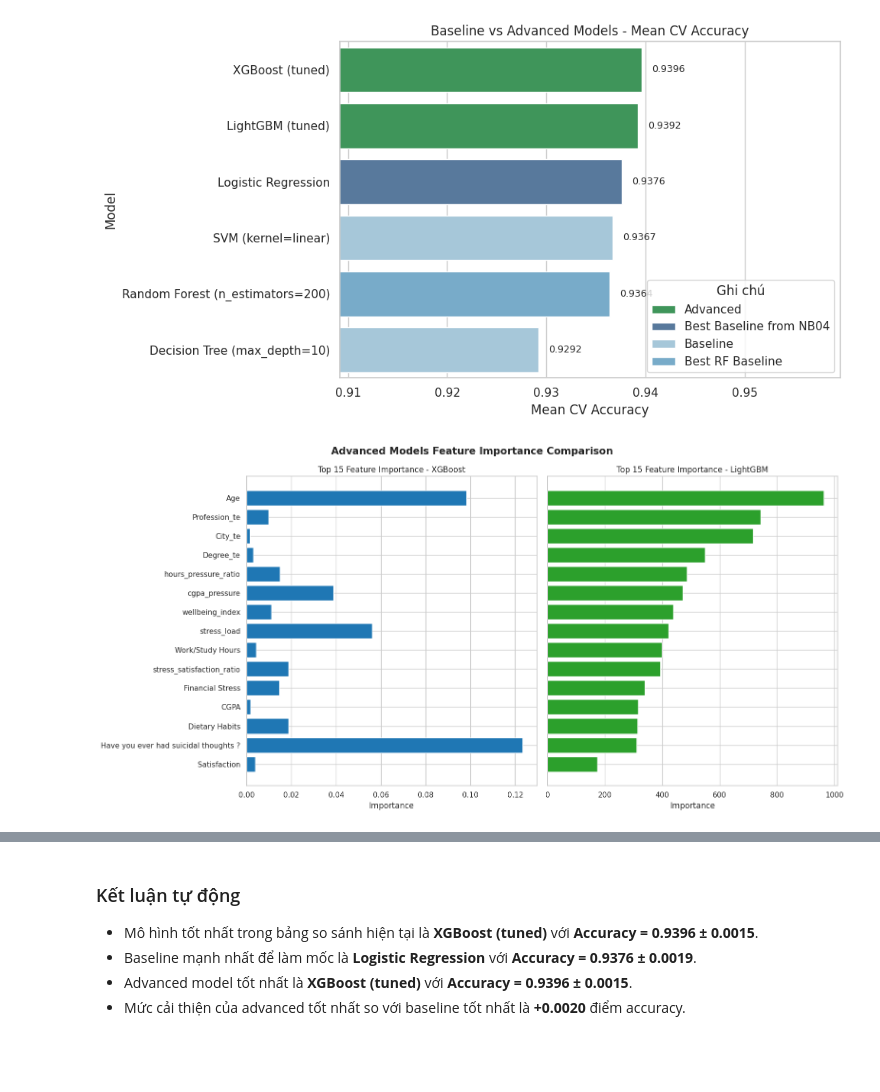
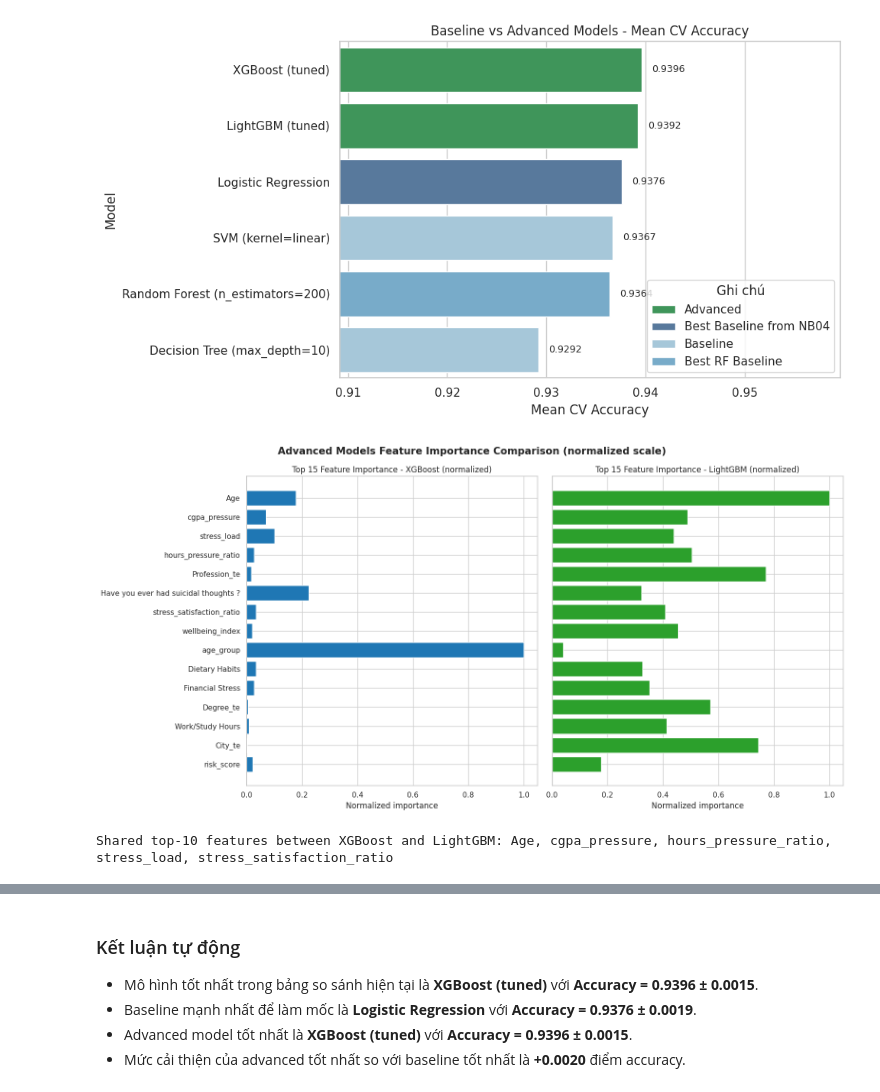
Before and after one commit to thkt2110/mental-health-depression-prediction, a Jupyter notebook: notebooks/05_model_advanced.ipynb, the cells around one changed output, grey strips where cells are left out. Drawn from its saved outputs; the diff is of its cells as text; code cells hidden in the pictures; blank space fills up the shorter version.

Commit message:
chore(model): finalize 05_model_advanced notebook

```diff
--- a/notebooks/05_model_advanced.ipynb
+++ b/notebooks/05_model_advanced.ipynb
@@ -514,46 +518,90 @@ plt.show()
 best_xgb_model = build_xgb_classifier(**best_xgb_params)
 best_lgbm_model = build_lgbm_classifier(**best_lgbm_params)
 
 best_xgb_model.fit(X, y)
 best_lgbm_model.fit(X, y)
 
 advanced_feature_importance_df = pd.DataFrame(
     {
         "feature": X.columns,
         "XGBoost": best_xgb_model.feature_importances_,
         "LightGBM": best_lgbm_model.feature_importances_,
     }
 )
 
+advanced_feature_importance_df["XGBoost_norm"] = (
+    advanced_feature_importance_df["XGBoost"]
+    / advanced_feature_importance_df["XGBoost"].max()
+)
+advanced_feature_importance_df["LightGBM_norm"] = (
+    advanced_feature_importance_df["LightGBM"]
+    / advanced_feature_importance_df["LightGBM"].max()
+)
+advanced_feature_importance_df["XGBoost_rank"] = (
+    advanced_feature_importance_df["XGBoost"].rank(ascending=False, method="min").astype(int)
+)
+advanced_feature_importance_df["LightGBM_rank"] = (
+    advanced_feature_importance_df["LightGBM"].rank(ascending=False, method="min").astype(int)
+)
+advanced_feature_importance_df["mean_rank"] = advanced_feature_importance_df[
+    ["XGBoost_rank", "LightGBM_rank"]
+].mean(axis=1)
+
 top_features = (
-    advanced_feature_importance_df.assign(
-        combined=advanced_feature_importance_df["XGBoost"]
-        + advanced_feature_importance_df["LightGBM"]
+    advanced_feature_importance_df.sort_values(
+        by=["mean_rank", "XGBoost_rank", "LightGBM_rank"]
     )
-    .sort_values("combined", ascending=False)
     .head(15)
     .iloc[::-1]
 )
 
+top10_xgb = set(
+    advanced_feature_importance_df.nsmallest(10, "XGBoost_rank")["feature"]
+)
+top10_lgbm = set(
+    advanced_feature_importance_df.nsmallest(10, "LightGBM_rank")["feature"]
+)
+shared_top10_features = top10_xgb & top10_lgbm
+
+comparison_table = advanced_feature_importance_df.sort_values(
+    by=["mean_rank", "XGBoost_rank", "LightGBM_rank"]
+)[
+    [
+        "feature",
+        "XGBoost",
+        "LightGBM",
+        "XGBoost_norm",
+        "LightGBM_norm",
+        "XGBoost_rank",
+        "LightGBM_rank",
+        "mean_rank",
+    ]
+].head(15)
+
 fig, axes = plt.subplots(1, 2, figsize=(16, 8), sharey=True)
 
-axes[0].barh(top_features["feature"], top_features["XGBoost"], color="#1f77b4")
-axes[0].set_title("Top 15 Feature Importance - XGBoost")
-axes[0].set_xlabel("Importance")
+axes[0].barh(top_features["feature"], top_features["XGBoost_norm"], color="#1f77b4")
+axes[0].set_title("Top 15 Feature Importance - XGBoost (normalized)")
+axes[0].set_xlabel("Normalized importance")
 
-axes[1].barh(top_features["feature"], top_features["LightGBM"], color="#2ca02c")
-axes[1].set_title("Top 15 Feature Importance - LightGBM")
-axes[1].set_xlabel("Importance")
+axes[1].barh(top_features["feature"], top_features["LightGBM_norm"], color="#2ca02c")
+axes[1].set_title("Top 15 Feature Importance - LightGBM (normalized)")
+axes[1].set_xlabel("Normalized importance")
 
-plt.suptitle("Advanced Models Feature Importance Comparison", fontsize=15, fontweight="bold")
+plt.suptitle(
+    "Advanced Models Feature Importance Comparison (normalized scale)",
+    fontsize=15,
+    fontweight="bold",
+)
 plt.tight_layout()
 plt.savefig(DOCS_DIR / "advanced_feature_importance.png", dpi=200, bbox_inches="tight")
 plt.show()
 
-display(
-    advanced_feature_importance_df.sort_values(
-        by=["LightGBM", "XGBoost"], ascending=False
-    ).head(15)
+print(
+    "Shared top-10 features between XGBoost and LightGBM:",
+    ", ".join(sorted(shared_top10_features))
 )
+display(comparison_table.round(4))
 # %% [output]
-[figure, old version]
+[figure, new version]
+Shared top-10 features between XGBoost and LightGBM: Age, cgpa_pressure, hours_pressure_ratio, stress_load, stress_satisfaction_ratio
```
Also changed, not shown: parts of 5 cells of this notebook.
